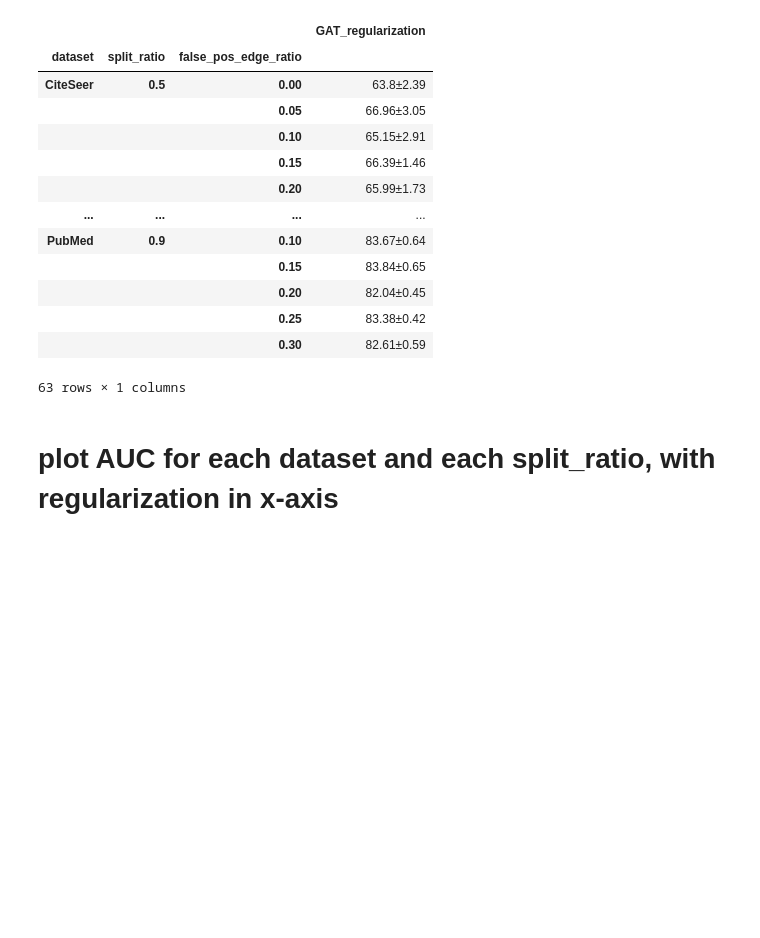
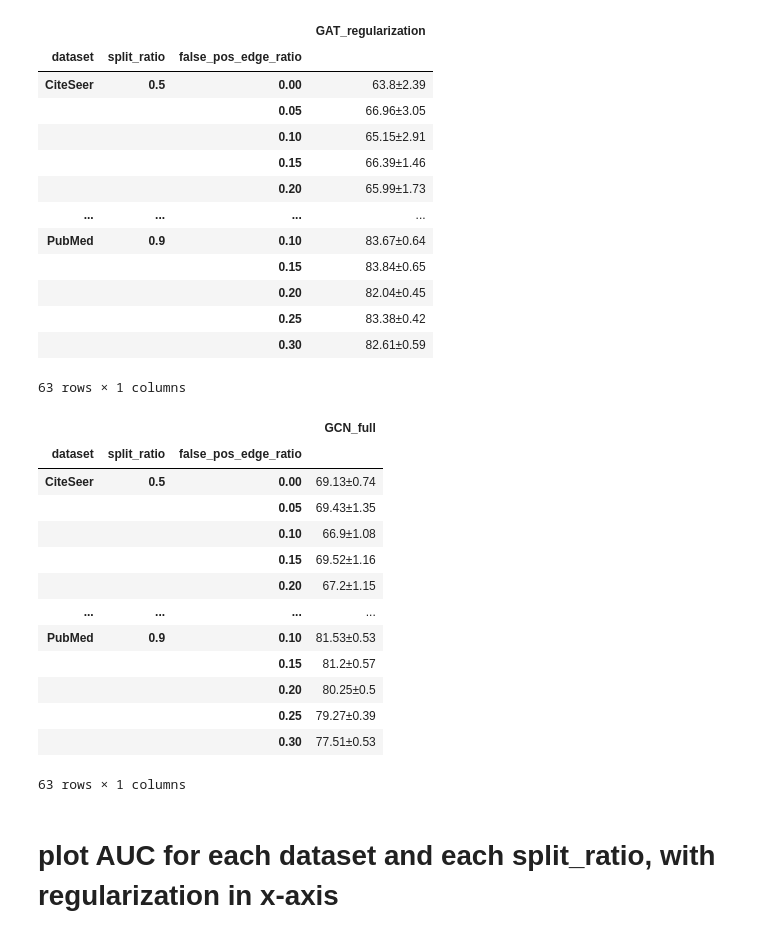
Before and after one commit to FDUguchunhui/latent-space-constraint-GNN, a Jupyter notebook: notebook/analysis/aggregation.ipynb, the cells around one changed output. Saved outputs shown, nothing was run; the diff lists cells and outputs as text; code cells hidden in the pictures; blank space fills up the shorter version.

```diff
--- a/notebook/analysis/aggregation.ipynb
+++ b/notebook/analysis/aggregation.ipynb
@@ -188,6 +188,33 @@ df_GAT_agg_regularization
 |  |  | 0.25 | 83.38±0.42 |
 |  |  | 0.30 | 82.61±0.59 |
 63 rows × 1 columns
+# %%
+df_other = pd.read_json('results/results_other.json', lines=True)
+df_other['target_ratio'] = round(df_other['target_ratio'], 2)
+df_other['perturb_rate'] = round(df_other['perturb_rate'], 2)
+# %%
+df_GCN_agg = df_other[(df_other['layer_type'] == 'GCNConv') & (df_other['use_edge_for_predict'] == 'full')].groupby(['dataset', 'target_ratio', 'perturb_rate']).agg({'accuracy':['mean', 'std']})
+df_GCN_agg = (100 * df_GCN_agg).round(2)
+# flatten the columns
+df_GCN_agg.columns = ['_'.join(col).strip('_') for col in df_GCN_agg.columns.values]
+df_GCN_agg['GCN_full'] = df_GCN_agg['accuracy_mean'].round(2).astype(str) + "±" + df_GCN_agg['accuracy_std'].round(2).astype(str)
+df_GCN_agg_full = df_GCN_agg[['GCN_full']]
+df_GCN_agg_full
+# %% [output]
+|  |  |  | GCN_full |
+| dataset | split_ratio | false_pos_edge_ratio |  |
+| CiteSeer | 0.5 | 0.00 | 69.13±0.74 |
+|  |  | 0.05 | 69.43±1.35 |
+|  |  | 0.10 | 66.9±1.08 |
+|  |  | 0.15 | 69.52±1.16 |
+|  |  | 0.20 | 67.2±1.15 |
+| ... | ... | ... | ... |
+| PubMed | 0.9 | 0.10 | 81.53±0.53 |
+|  |  | 0.15 | 81.2±0.57 |
+|  |  | 0.20 | 80.25±0.5 |
+|  |  | 0.25 | 79.27±0.39 |
+|  |  | 0.30 | 77.51±0.53 |
+63 rows × 1 columns
 # %% [markdown]
 # plot AUC for each dataset and each split_ratio, with regularization in x-axis
 # %%
```
Also changed, not shown: parts of 17 cells of this notebook, 8 other files.
